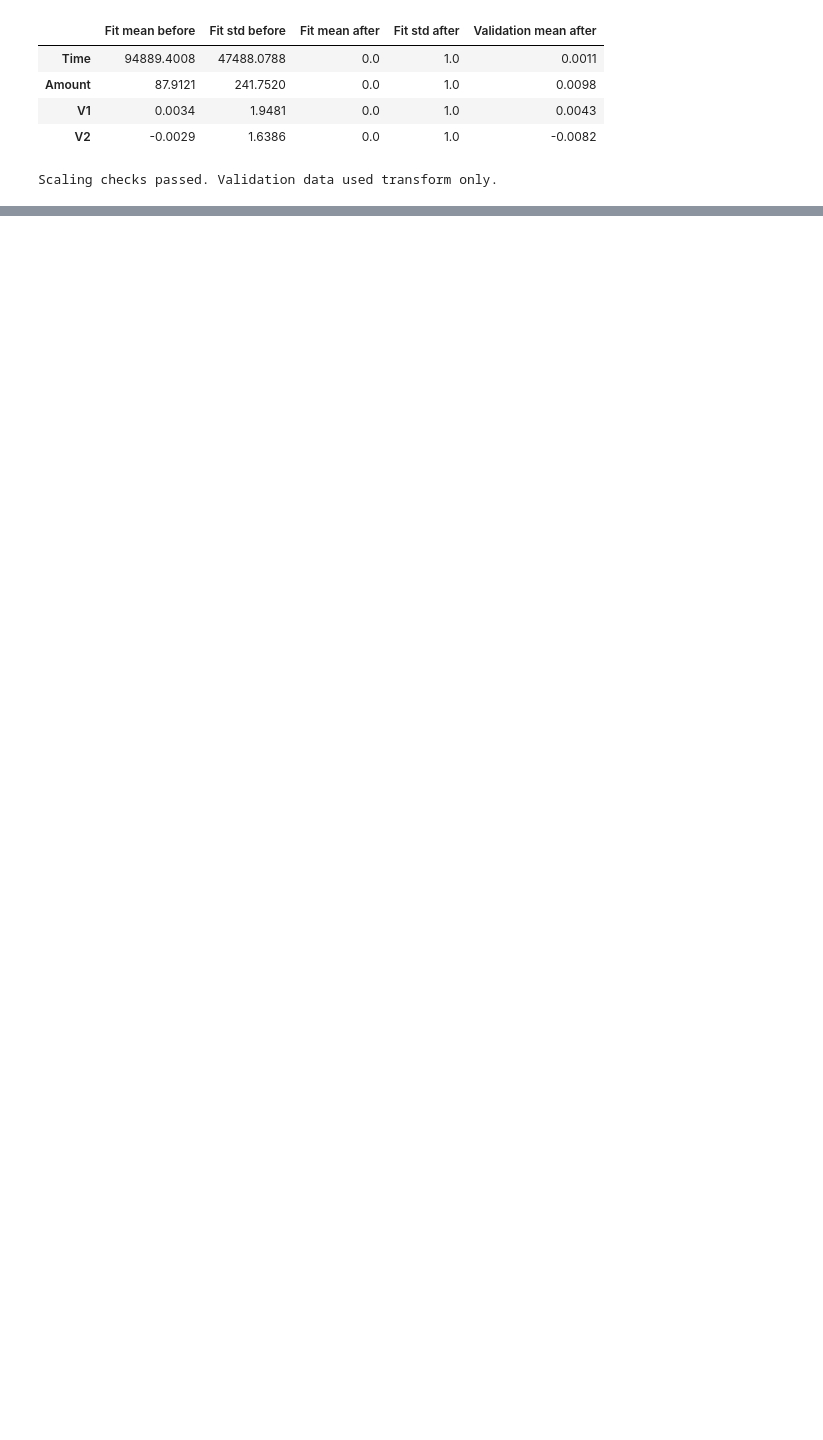
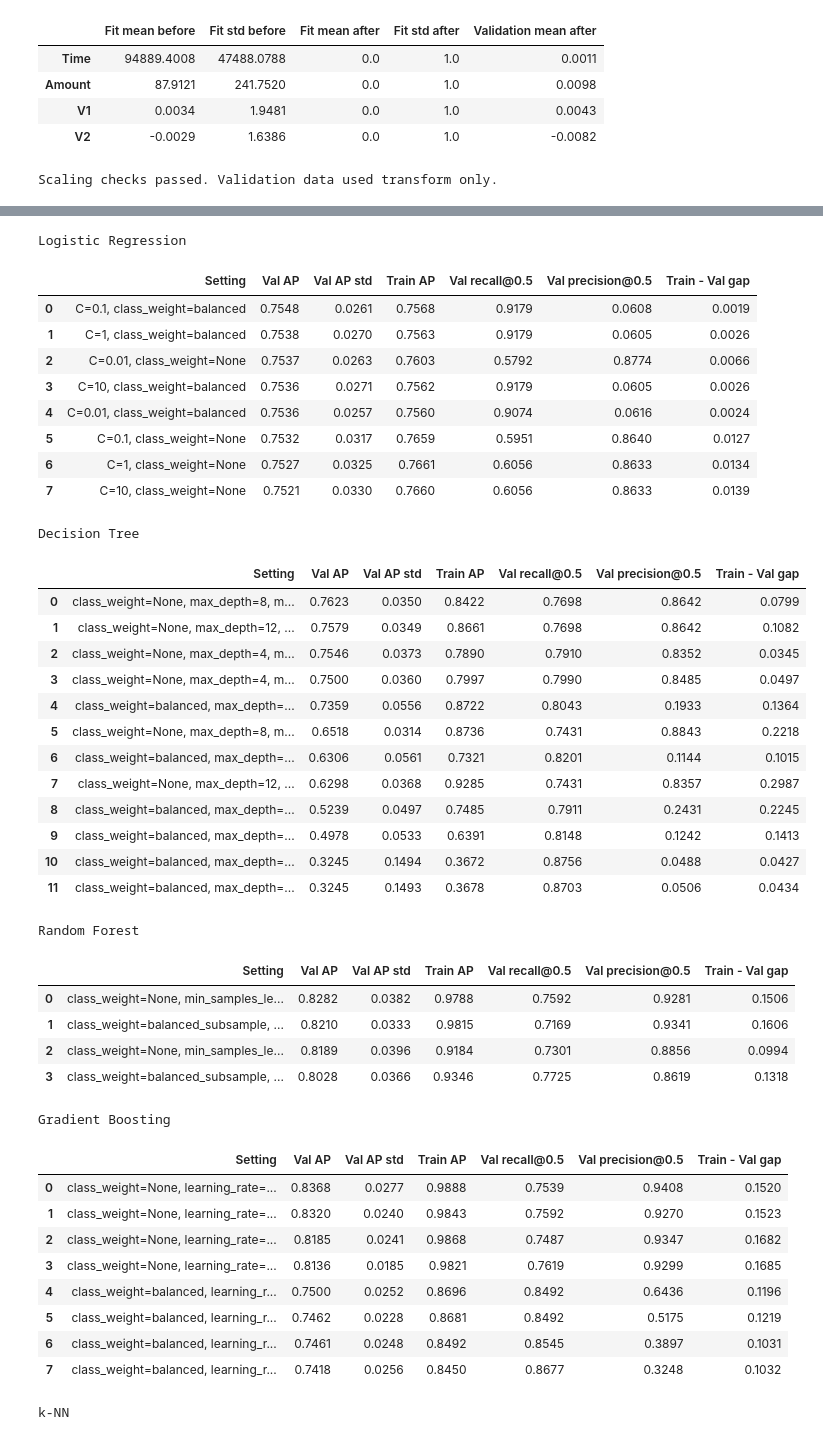
Before and after one commit to mahmoudalashkar/credit-card-fraud-detection, a Jupyter notebook: FraudShield.ipynb, the cells around one changed output, grey strips where cells are left out. Saved outputs shown, nothing was run; the diff lists cells and outputs as text; code cells hidden in the pictures; blank space fills up the shorter version.

```diff
--- a/FraudShield.ipynb
+++ b/FraudShield.ipynb
@@ -427,0 +520,18 @@ Scaling checks passed. Validation data used transform only.
+# %%
+searches = {}
+for name, spec in model_specs.items():
+    start = time.perf_counter()
+    search = GridSearchCV(
+        estimator=build_model_pipeline(spec["model"], scale=spec["scale"]),
+        param_grid=spec["grid"],
+        scoring=scoring,
+        refit="pr_auc",
+        cv=cv_splits,
+        return_train_score=spec.get("train_score", True),
+        n_jobs=N_JOBS, error_score="raise",
+    )
+    search.fit(X_train, y_train)
+    searches[name] = search
+    best_params = {k.replace("model__", ""): v for k, v in search.best_params_.items()}
+    print(f"{name:<20} best CV AP = {search.best_score_:.4f}  "
+          f"({time.perf_counter() - start:.0f}s)  {best_params}")
@@ -427,0 +547,60 @@ Scaling checks passed. Validation data used transform only.
+# %%
+def grid_table(search):
+    res = pd.DataFrame(search.cv_results_)
+    params = res["params"].apply(lambda p: ", ".join(f"{k.replace('model__', '')}={v}" for k, v in p.items()))
+    table = pd.DataFrame({
+        "Setting": params,
+        "Val AP": res["mean_test_pr_auc"],
+        "Val AP std": res["std_test_pr_auc"],
+        "Train AP": res.get("mean_train_pr_auc", np.nan),
+        "Val recall@0.5": res["mean_test_recall"],
+        "Val precision@0.5": res["mean_test_precision"],
+    })
+    table["Train - Val gap"] = table["Train AP"] - table["Val AP"]
+    return table.sort_values("Val AP", ascending=False).reset_index(drop=True)
+
+for name, search in searches.items():
+    print(name)
+    display(grid_table(search).round(4))
+# %% [output]
+Logistic Regression
+|  | Setting | Val AP | Val AP std | Train AP | Val recall@0.5 | Val precision@0.5 | Train - Val gap |
+| 0 | C=0.1, class_weight=balanced | 0.7548 | 0.0261 | 0.7568 | 0.9179 | 0.0608 | 0.0019 |
+| 1 | C=1, class_weight=balanced | 0.7538 | 0.0270 | 0.7563 | 0.9179 | 0.0605 | 0.0026 |
+| 2 | C=0.01, class_weight=None | 0.7537 | 0.0263 | 0.7603 | 0.5792 | 0.8774 | 0.0066 |
+| 3 | C=10, class_weight=balanced | 0.7536 | 0.0271 | 0.7562 | 0.9179 | 0.0605 | 0.0026 |
+| 4 | C=0.01, class_weight=balanced | 0.7536 | 0.0257 | 0.7560 | 0.9074 | 0.0616 | 0.0024 |
+| 5 | C=0.1, class_weight=None | 0.7532 | 0.0317 | 0.7659 | 0.5951 | 0.8640 | 0.0127 |
+| 6 | C=1, class_weight=None | 0.7527 | 0.0325 | 0.7661 | 0.6056 | 0.8633 | 0.0134 |
+| 7 | C=10, class_weight=None | 0.7521 | 0.0330 | 0.7660 | 0.6056 | 0.8633 | 0.0139 |
+Decision Tree
+|  | Setting | Val AP | Val AP std | Train AP | Val recall@0.5 | Val precision@0.5 | Train - Val gap |
+| 0 | class_weight=None, max_depth=8, m... | 0.7623 | 0.0350 | 0.8422 | 0.7698 | 0.8642 | 0.0799 |
+| 1 | class_weight=None, max_depth=12, ... | 0.7579 | 0.0349 | 0.8661 | 0.7698 | 0.8642 | 0.1082 |
+| 2 | class_weight=None, max_depth=4, m... | 0.7546 | 0.0373 | 0.7890 | 0.7910 | 0.8352 | 0.0345 |
+| 3 | class_weight=None, max_depth=4, m... | 0.7500 | 0.0360 | 0.7997 | 0.7990 | 0.8485 | 0.0497 |
+| 4 | class_weight=balanced, max_depth=... | 0.7359 | 0.0556 | 0.8722 | 0.8043 | 0.1933 | 0.1364 |
+| 5 | class_weight=None, max_depth=8, m... | 0.6518 | 0.0314 | 0.8736 | 0.7431 | 0.8843 | 0.2218 |
+| 6 | class_weight=balanced, max_depth=... | 0.6306 | 0.0561 | 0.7321 | 0.8201 | 0.1144 | 0.1015 |
+| 7 | class_weight=None, max_depth=12, ... | 0.6298 | 0.0368 | 0.9285 | 0.7431 | 0.8357 | 0.2987 |
+| 8 | class_weight=balanced, max_depth=... | 0.5239 | 0.0497 | 0.7485 | 0.7911 | 0.2431 | 0.2245 |
+| 9 | class_weight=balanced, max_depth=... | 0.4978 | 0.0533 | 0.6391 | 0.8148 | 0.1242 | 0.1413 |
+| 10 | class_weight=balanced, max_depth=... | 0.3245 | 0.1494 | 0.3672 | 0.8756 | 0.0488 | 0.0427 |
+| 11 | class_weight=balanced, max_depth=... | 0.3245 | 0.1493 | 0.3678 | 0.8703 | 0.0506 | 0.0434 |
+Random Forest
+|  | Setting | Val AP | Val AP std | Train AP | Val recall@0.5 | Val precision@0.5 | Train - Val gap |
+| 0 | class_weight=None, min_samples_le... | 0.8282 | 0.0382 | 0.9788 | 0.7592 | 0.9281 | 0.1506 |
+| 1 | class_weight=balanced_subsample, ... | 0.8210 | 0.0333 | 0.9815 | 0.7169 | 0.9341 | 0.1606 |
+| 2 | class_weight=None, min_samples_le... | 0.8189 | 0.0396 | 0.9184 | 0.7301 | 0.8856 | 0.0994 |
+| 3 | class_weight=balanced_subsample, ... | 0.8028 | 0.0366 | 0.9346 | 0.7725 | 0.8619 | 0.1318 |
+Gradient Boosting
+|  | Setting | Val AP | Val AP std | Train AP | Val recall@0.5 | Val precision@0.5 | Train - Val gap |
+| 0 | class_weight=None, learning_rate=... | 0.8368 | 0.0277 | 0.9888 | 0.7539 | 0.9408 | 0.1520 |
+| 1 | class_weight=None, learning_rate=... | 0.8320 | 0.0240 | 0.9843 | 0.7592 | 0.9270 | 0.1523 |
+| 2 | class_weight=None, learning_rate=... | 0.8185 | 0.0241 | 0.9868 | 0.7487 | 0.9347 | 0.1682 |
+| 3 | class_weight=None, learning_rate=... | 0.8136 | 0.0185 | 0.9821 | 0.7619 | 0.9299 | 0.1685 |
+| 4 | class_weight=balanced, learning_r... | 0.7500 | 0.0252 | 0.8696 | 0.8492 | 0.6436 | 0.1196 |
+| 5 | class_weight=balanced, learning_r... | 0.7462 | 0.0228 | 0.8681 | 0.8492 | 0.5175 | 0.1219 |
+| 6 | class_weight=balanced, learning_r... | 0.7461 | 0.0248 | 0.8492 | 0.8545 | 0.3897 | 0.1031 |
+| 7 | class_weight=balanced, learning_r... | 0.7418 | 0.0256 | 0.8450 | 0.8677 | 0.3248 | 0.1032 |
+k-NN
```
Also changed, not shown: parts of 28 cells of this notebook.
